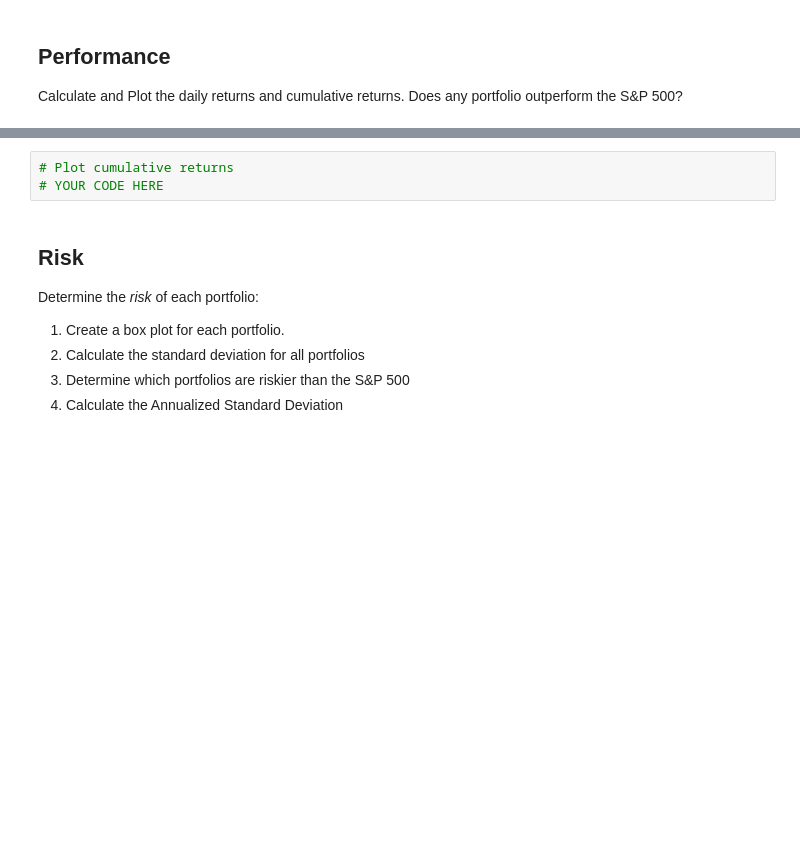
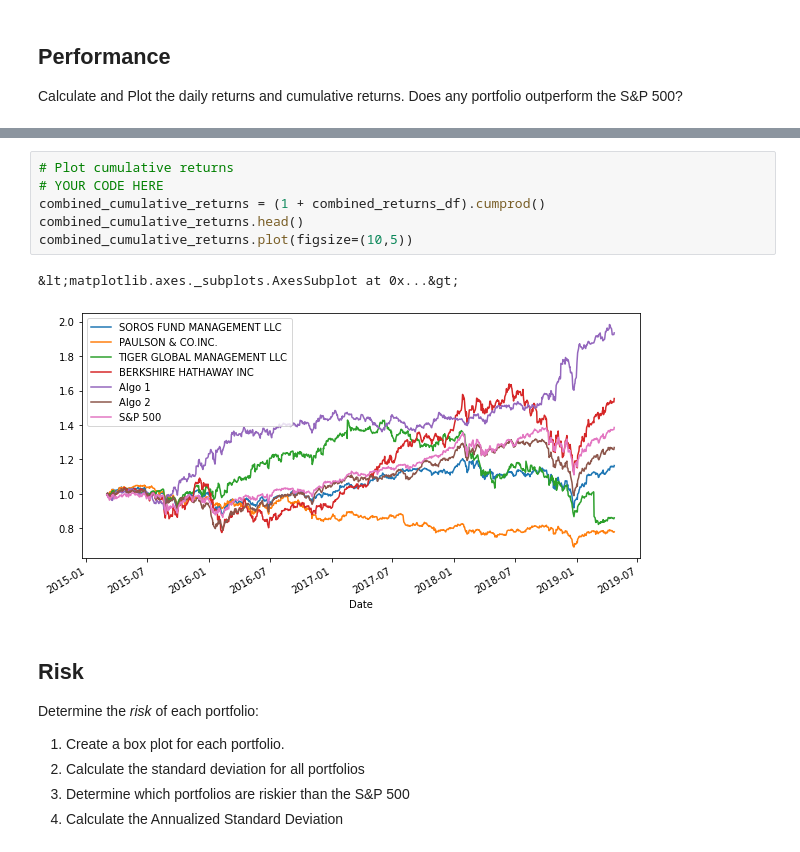
Before and after one commit to dbogatic/jupyter-homework, a Jupyter notebook: whale_analysis.ipynb, the cells around one changed output, grey strips where cells are left out. Drawn from its saved outputs; the diff is of its cells as text; blank space fills up the shorter version.

```diff
--- a/whale_analysis.ipynb
+++ b/whale_analysis.ipynb
@@ -218,6 +222,12 @@ Calculate and Plot the daily returns and cumulative returns. Does any portfolio
 # %%
 # Plot cumulative returns
 # YOUR CODE HERE
+combined_cumulative_returns = (1 + combined_returns_df).cumprod()
+combined_cumulative_returns.head()
+combined_cumulative_returns.plot(figsize=(10,5))
+# %% [output]
+&lt;matplotlib.axes._subplots.AxesSubplot at 0x...&gt;
+[figure, added]
 # %% [markdown]
 ## Risk
 
```
Also changed, not shown: parts of 10 cells of this notebook, 2 other files.
